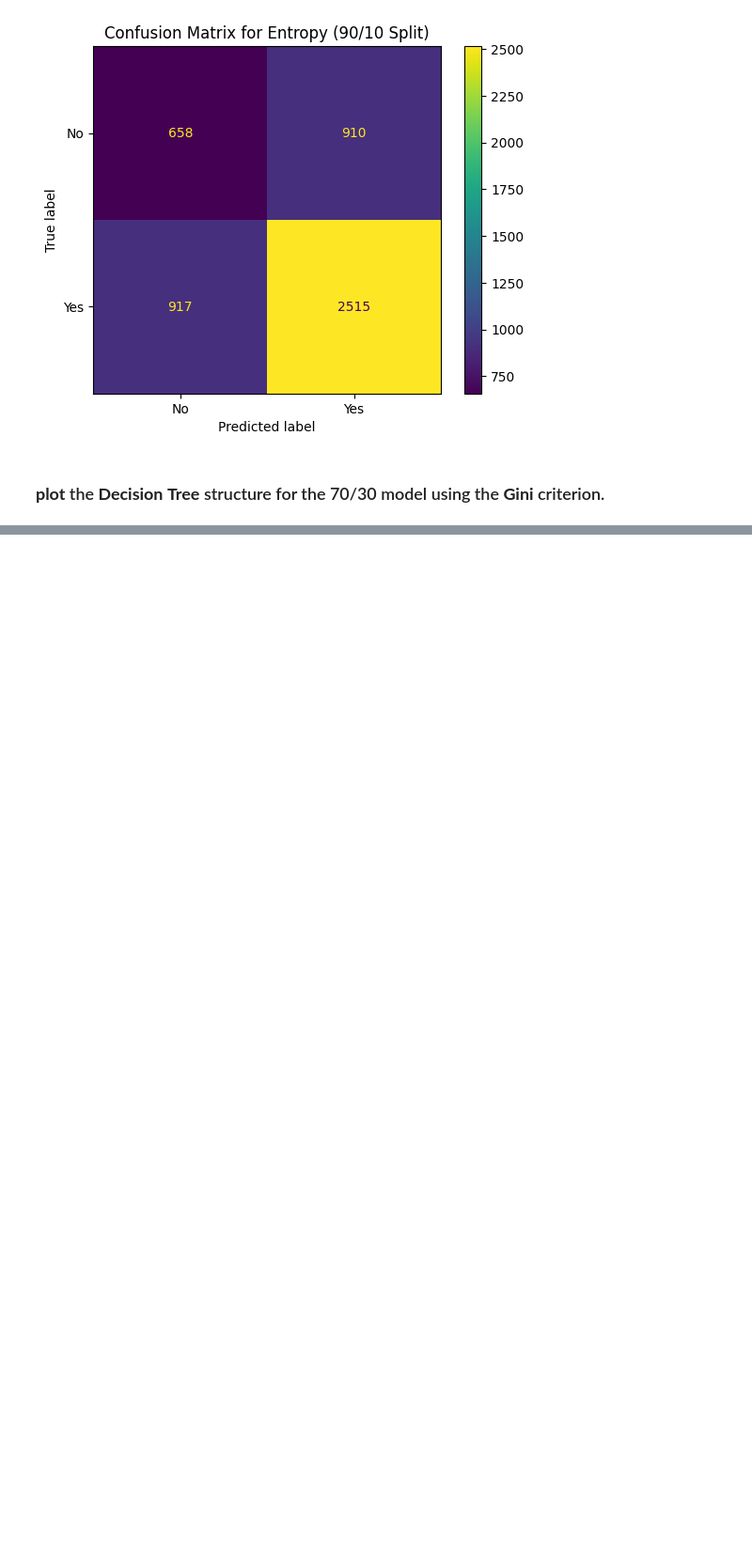
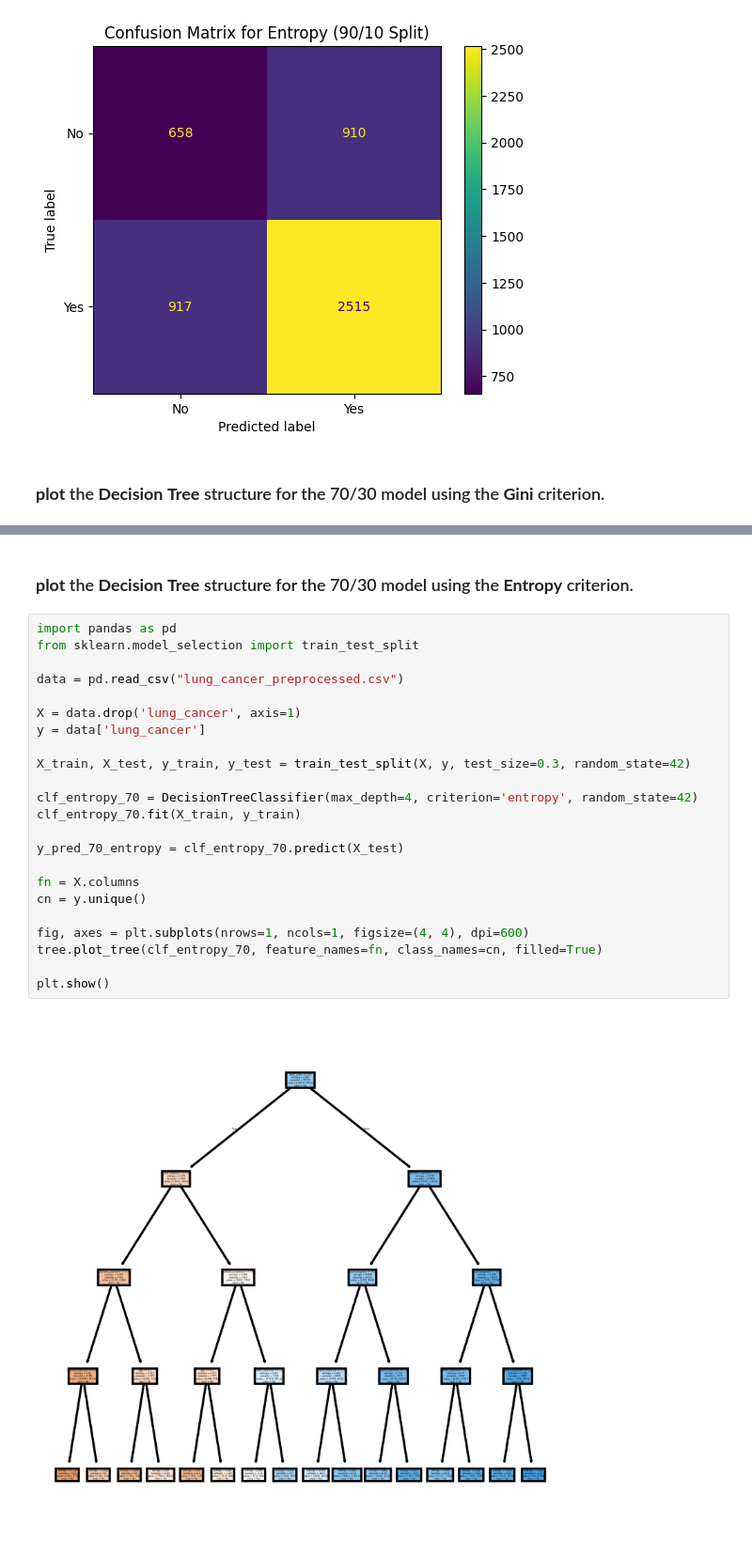
Before and after one commit to Alanoudhud/DataMining-Project, a Jupyter notebook: Reports/Phase3.ipynb, the cells around one changed output, grey strips where cells are left out. Shown: that part at 94% size. Cells and saved outputs as stored; diff of their text form; blank space fills up the shorter version.

```diff
--- a/Reports/Phase3.ipynb
+++ b/Reports/Phase3.ipynb
@@ -247,0 +248,27 @@ plt.show()
+# %% [markdown]
+### **plot** the **Decision** **Tree** structure for the 70/30 model using the **Entropy** criterion.
+# %%
+import pandas as pd
+from sklearn.model_selection import train_test_split
+
+data = pd.read_csv("lung_cancer_preprocessed.csv")
+
+X = data.drop('lung_cancer', axis=1)
+y = data['lung_cancer']
+
+X_train, X_test, y_train, y_test = train_test_split(X, y, test_size=0.3, random_state=42)
+
+clf_entropy_70 = DecisionTreeClassifier(max_depth=4, criterion='entropy', random_state=42)
+clf_entropy_70.fit(X_train, y_train)
+
+y_pred_70_entropy = clf_entropy_70.predict(X_test)
+
+fn = X.columns
+cn = y.unique()
+
+fig, axes = plt.subplots(nrows=1, ncols=1, figsize=(4, 4), dpi=600)
+tree.plot_tree(clf_entropy_70, feature_names=fn, class_names=cn, filled=True)
+
+plt.show()
+# %% [output]
+[figure, added]
```
Also changed, not shown: parts of 2 cells of this notebook.
